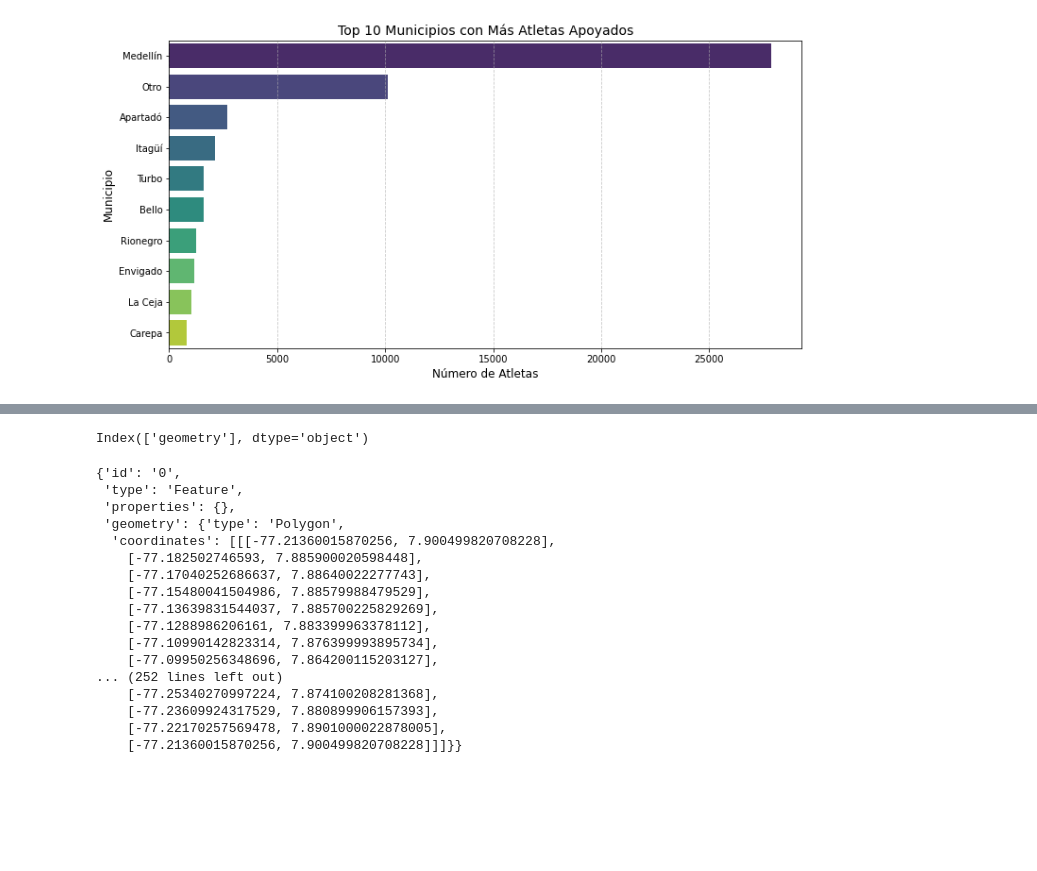
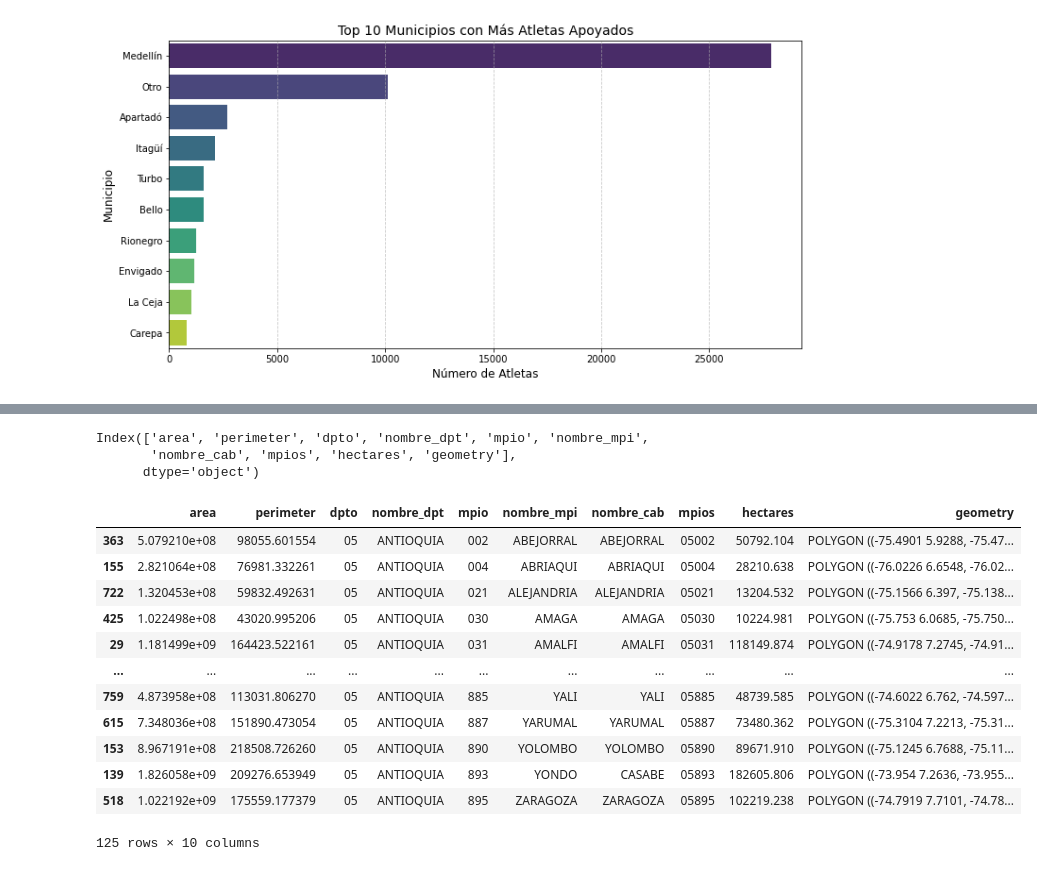
Before and after one commit to nicolaszuleta95/Portfolio, a Jupyter notebook: atletas_antioquia/notebooks/EDA.ipynb, the cells around one changed output, grey strips where cells are left out. Drawn from its saved outputs; the diff is of its cells as text; code cells hidden in the pictures; blank space fills up the shorter version.

```diff
--- a/atletas_antioquia/notebooks/EDA.ipynb
+++ b/atletas_antioquia/notebooks/EDA.ipynb
@@ -338,47 +360,15 @@ plt.show()
 # %%
 # Cargar el archivo de shapes de Antioquia
-shapefile_path = "..\\data\\raw\\shapes.shp"  # Reemplaza con la ruta correcta
+shapefile_path = "..\\data\\raw\\shapes_antioquia\\shapes.shp"
 mapa_antioquia = gpd.read_file(shapefile_path)
 
 # Asegúrate de que los nombres de los municipios coincidan con los del dataset
-# Ejemplo: columna en el shapefile = "municipio_name"
+# Ejemplo: columna en el shapefile = "nombre_mpi"
 print(mapa_antioquia.columns)  # Print columns to find the correct name
+
+# Filtrar solo los municipios de Antioquia
+mapa_antioquia = mapa_antioquia[mapa_antioquia['dpto'] == '05']
 # %% [output]
-Index(['geometry'], dtype='object')
+Index(['area', 'perimeter', 'dpto', 'nombre_dpt', 'mpio', 'nombre_mpi',
+       'nombre_cab', 'mpios', 'hectares', 'geometry'],
+      dtype='object')
-# %%
-# Cargar el archivo GeoJSON o Shape
-shapefile_path = "..\\data\\raw\\shapes.shp"  # Reemplaza con tu archivo
-mapa_antioquia = gpd.read_file(shapefile_path)
-
-# Extraer atributos desde la columna geometry (si los datos están incrustados)
-# Convertir a JSON para extraer propiedades
-geojson_data = json.loads(mapa_antioquia.to_json())
-
-geojson_data['features'][0]
-
-# Extraer propiedades de cada feature en el GeoJSON
-#atributos = [features["properties"] for feature in geojson_data["features"]]
-
-# Crear un DataFrame con los atributos
-#atributos_df = pd.DataFrame(atributos)
-
-# Mostrar columnas disponibles
-#print("Columnas disponibles en los atributos:", atributos_df.columns)
-# %% [output]
-{'id': '0',
- 'type': 'Feature',
- 'properties': {},
- 'geometry': {'type': 'Polygon',
-  'coordinates': [[[-77.21360015870256, 7.900499820708228],
-    [-77.182502746593, 7.885900020598448],
-    [-77.17040252686637, 7.88640022277743],
-    [-77.15480041504986, 7.88579988479529],
-    [-77.13639831544037, 7.885700225829269],
-    [-77.1288986206161, 7.883399963378112],
-    [-77.10990142823314, 7.876399993895734],
-    [-77.09950256348696, 7.864200115203127],
-... (252 lines left out)
-    [-77.25340270997224, 7.874100208281368],
-    [-77.23609924317529, 7.880899906157393],
-    [-77.22170257569478, 7.8901000022878005],
-    [-77.21360015870256, 7.900499820708228]]]}}
@@ -435,0 +375,16 @@ print("¡Mapa creado! Ábrelo en tu navegador desde el archivo mapa_antioquia.ht
+# %%
+mapa_antioquia.sort_values(by='nombre_mpi')
+# %% [output]
+|  | area | perimeter | dpto | nombre_dpt | mpio | nombre_mpi | nombre_cab | mpios | hectares | geometry |
+| 363 | 5.079210e+08 | 98055.601554 | 05 | ANTIOQUIA | 002 | ABEJORRAL | ABEJORRAL | 05002 | 50792.104 | POLYGON ((-75.4901 5.9288, -75.47... |
+| 155 | 2.821064e+08 | 76981.332261 | 05 | ANTIOQUIA | 004 | ABRIAQUI | ABRIAQUI | 05004 | 28210.638 | POLYGON ((-76.0226 6.6548, -76.02... |
+| 722 | 1.320453e+08 | 59832.492631 | 05 | ANTIOQUIA | 021 | ALEJANDRIA | ALEJANDRIA | 05021 | 13204.532 | POLYGON ((-75.1566 6.397, -75.138... |
+| 425 | 1.022498e+08 | 43020.995206 | 05 | ANTIOQUIA | 030 | AMAGA | AMAGA | 05030 | 10224.981 | POLYGON ((-75.753 6.0685, -75.750... |
+| 29 | 1.181499e+09 | 164423.522161 | 05 | ANTIOQUIA | 031 | AMALFI | AMALFI | 05031 | 118149.874 | POLYGON ((-74.9178 7.2745, -74.91... |
+| ... | ... | ... | ... | ... | ... | ... | ... | ... | ... | ... |
+| 759 | 4.873958e+08 | 113031.806270 | 05 | ANTIOQUIA | 885 | YALI | YALI | 05885 | 48739.585 | POLYGON ((-74.6022 6.762, -74.597... |
+| 615 | 7.348036e+08 | 151890.473054 | 05 | ANTIOQUIA | 887 | YARUMAL | YARUMAL | 05887 | 73480.362 | POLYGON ((-75.3104 7.2213, -75.31... |
+| 153 | 8.967191e+08 | 218508.726260 | 05 | ANTIOQUIA | 890 | YOLOMBO | YOLOMBO | 05890 | 89671.910 | POLYGON ((-75.1245 6.7688, -75.11... |
+| 139 | 1.826058e+09 | 209276.653949 | 05 | ANTIOQUIA | 893 | YONDO | CASABE | 05893 | 182605.806 | POLYGON ((-73.954 7.2636, -73.955... |
+| 518 | 1.022192e+09 | 175559.177379 | 05 | ANTIOQUIA | 895 | ZARAGOZA | ZARAGOZA | 05895 | 102219.238 | POLYGON ((-74.7919 7.7101, -74.78... |
+125 rows × 10 columns
```
Also changed, not shown: parts of 5 cells of this notebook, 6 other files.
